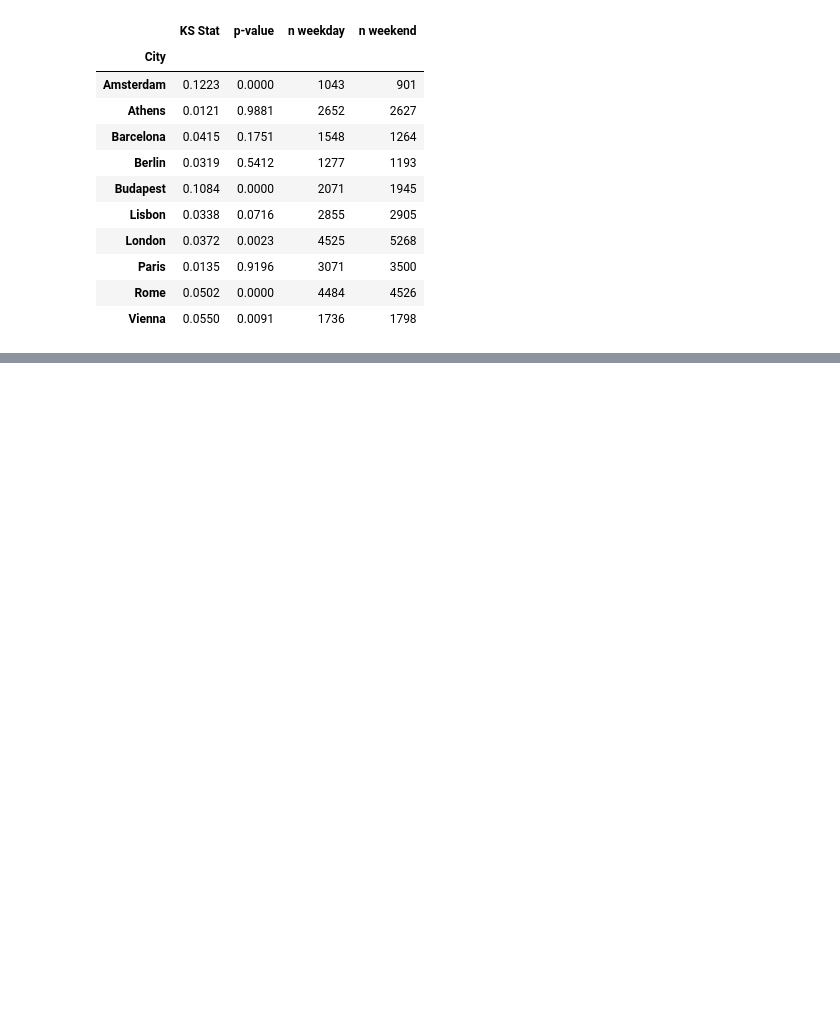
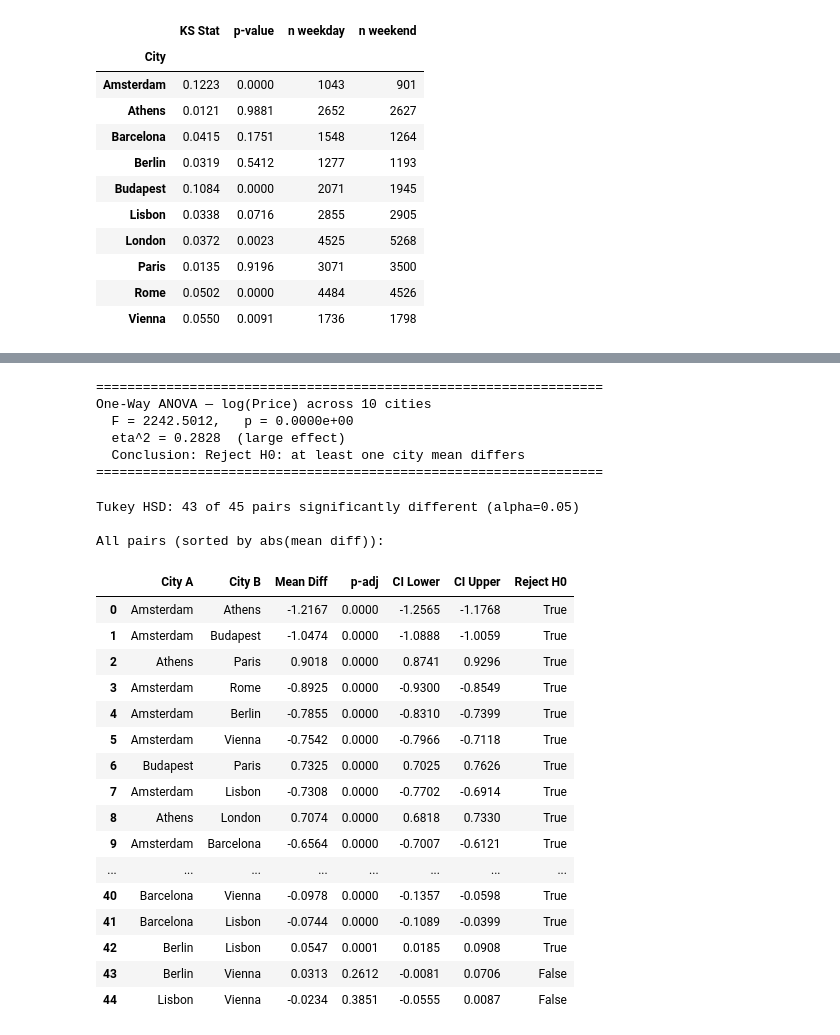
Before and after one commit to ShenghaoXue/MATH-189-Project-SP26, a Jupyter notebook: phase_2.ipynb, the cells around one changed output, grey strips where cells are left out. Saved outputs shown, nothing was run; the diff lists cells and outputs as text; code cells hidden in the pictures; blank space fills up the shorter version.

```diff
--- a/phase_2.ipynb
+++ b/phase_2.ipynb
@@ -85,0 +271,75 @@ K-S Test Results: Weekday vs. Weekend logSum
+# %%
+# --- One-Way ANOVA: Mean log(Price) across 10 cities ---
+from statsmodels.stats.multicomp import pairwise_tukeyhsd
+
+city_groups = [df[df['city'] == cid]['logSum'].values for cid in sorted(CITY_NAMES)]
+f_stat, anova_p = stats.f_oneway(*city_groups)
+
+# eta^2 effect size: SS_between / SS_total
+grand_mean = df['logSum'].mean()
+ss_between = sum(
+    len(g) * (g.mean() - grand_mean) ** 2 for g in city_groups
+)
+ss_total = sum(((g - grand_mean) ** 2).sum() for g in city_groups)
+eta_sq = ss_between / ss_total
+
+print("=" * 65)
+print("One-Way ANOVA — log(Price) across 10 cities")
+print(f"  F = {f_stat:.4f},   p = {anova_p:.4e}")
+print(f"  eta^2 = {eta_sq:.4f}  ({'large' if eta_sq >= 0.14 else 'medium' if eta_sq >= 0.06 else 'small'} effect)")
+sig_anova = "Reject H0: at least one city mean differs" if anova_p < 0.05 else "Fail to reject H0"
+print(f"  Conclusion: {sig_anova}")
+print("=" * 65)
+# %% [output]
+=================================================================
+One-Way ANOVA — log(Price) across 10 cities
+  F = 2242.5012,   p = 0.0000e+00
+  eta^2 = 0.2828  (large effect)
+  Conclusion: Reject H0: at least one city mean differs
+=================================================================
+# %%
+# --- Post-hoc Tukey HSD ---
+tukey = pairwise_tukeyhsd(
+    endog=df['logSum'],
+    groups=df['city'].map(CITY_NAMES),
+    alpha=0.05
+)
+
+tukey_df = pd.DataFrame(
+    data=tukey._results_table.data[1:],
+    columns=tukey._results_table.data[0]
+).rename(columns={'group1': 'City A', 'group2': 'City B',
+                   'meandiff': 'Mean Diff', 'p-adj': 'p-adj',
+                   'lower': 'CI Lower', 'upper': 'CI Upper',
+                   'reject': 'Reject H0'})
+
+sig_pairs = tukey_df[tukey_df['Reject H0'] == True]
+print(f"Tukey HSD: {len(sig_pairs)} of {len(tukey_df)} pairs significantly different (alpha=0.05)\n")
+print("All pairs (sorted by abs(mean diff)):")
+display(
+    tukey_df.assign(**{'abs(Mean Diff)': tukey_df['Mean Diff'].abs()})
+            .sort_values('abs(Mean Diff)', ascending=False)
+            .drop(columns='abs(Mean Diff)')
+            .reset_index(drop=True)
+)
+# %% [output]
+Tukey HSD: 43 of 45 pairs significantly different (alpha=0.05)
+
+All pairs (sorted by abs(mean diff)):
+|  | City A | City B | Mean Diff | p-adj | CI Lower | CI Upper | Reject H0 |
+| 0 | Amsterdam | Athens | -1.2167 | 0.0000 | -1.2565 | -1.1768 | True |
+| 1 | Amsterdam | Budapest | -1.0474 | 0.0000 | -1.0888 | -1.0059 | True |
+| 2 | Athens | Paris | 0.9018 | 0.0000 | 0.8741 | 0.9296 | True |
+| 3 | Amsterdam | Rome | -0.8925 | 0.0000 | -0.9300 | -0.8549 | True |
+| 4 | Amsterdam | Berlin | -0.7855 | 0.0000 | -0.8310 | -0.7399 | True |
+| 5 | Amsterdam | Vienna | -0.7542 | 0.0000 | -0.7966 | -0.7118 | True |
+| 6 | Budapest | Paris | 0.7325 | 0.0000 | 0.7025 | 0.7626 | True |
+| 7 | Amsterdam | Lisbon | -0.7308 | 0.0000 | -0.7702 | -0.6914 | True |
+| 8 | Athens | London | 0.7074 | 0.0000 | 0.6818 | 0.7330 | True |
+| 9 | Amsterdam | Barcelona | -0.6564 | 0.0000 | -0.7007 | -0.6121 | True |
+| ... | ... | ... | ... | ... | ... | ... | ... |
+| 40 | Barcelona | Vienna | -0.0978 | 0.0000 | -0.1357 | -0.0598 | True |
+| 41 | Barcelona | Lisbon | -0.0744 | 0.0000 | -0.1089 | -0.0399 | True |
+| 42 | Berlin | Lisbon | 0.0547 | 0.0001 | 0.0185 | 0.0908 | True |
+| 43 | Berlin | Vienna | 0.0313 | 0.2612 | -0.0081 | 0.0706 | False |
+| 44 | Lisbon | Vienna | -0.0234 | 0.3851 | -0.0555 | 0.0087 | False |
```
Also changed, not shown: parts of 5 cells of this notebook, 4 other files.
